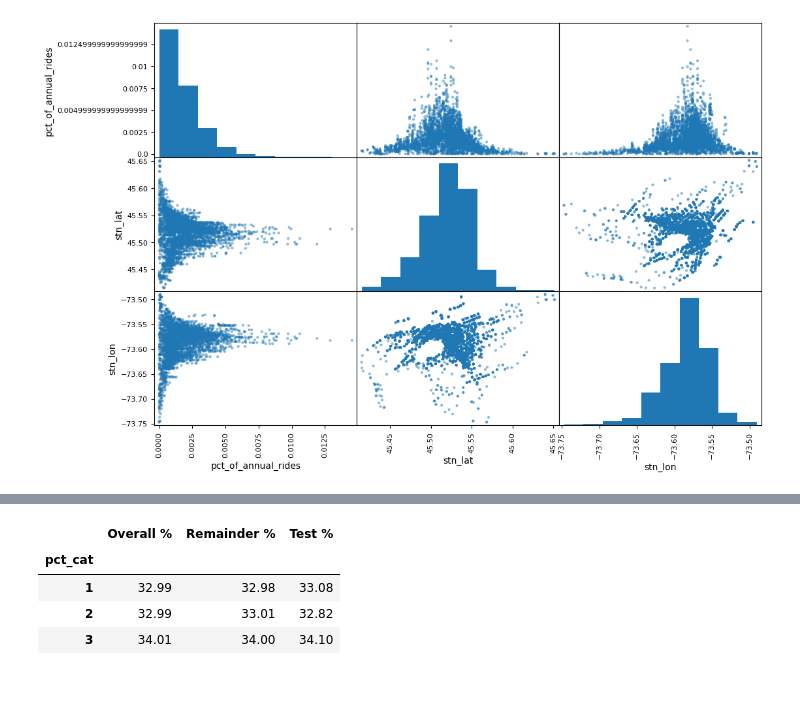
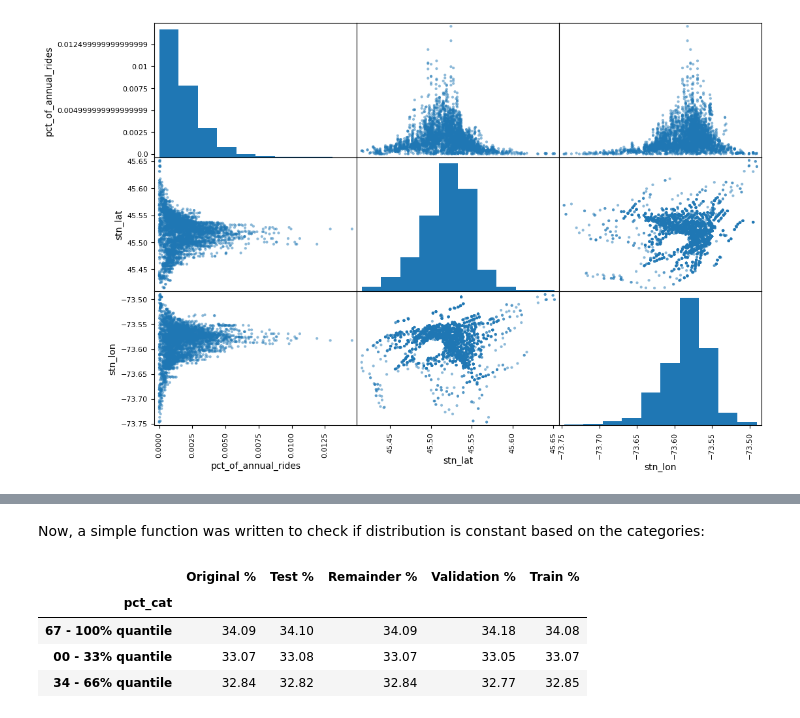
Before and after one commit to andrewyewcy/velocipede, a Jupyter notebook: 21_notebooks/030_modelling_with_location.ipynb, the cells around one changed output, grey strips where cells are left out. Saved outputs shown, nothing was run; the diff lists cells and outputs as text; code cells hidden in the pictures; blank space fills up the shorter version.

```diff
--- a/21_notebooks/030_modelling_with_location.ipynb
+++ b/21_notebooks/030_modelling_with_location.ipynb
@@ -374,8 +454,25 @@ df.reset_index(inplace = True)
+# %%
+# Make a copy for reference
+df = ori_df.copy()
+# %%
+# Keep only required columns
+df = df.loc[:,["stn_lat", "stn_lon", "pct_of_annual_rides"]]
+
+df.head()
 # %%
-remainder, test = train_test_split(
+# Split data into remainder and test set
+remainder_df, test_df = train_test_split(
     df,
     test_size = 0.1,
     stratify = df["pct_cat"],
     random_state = 42
 )
+
+# Further split remainder into validation and test
+train_df, validation_df = train_test_split(
+    remainder_df,
+    test_size = 0.1,
+    stratify = remainder_df["pct_cat"],
+    random_state = 42
+)
 # %%
@@ -398,18 +490,22 @@ test.head()
+# %% [markdown]
+Now, a simple function was written to check if distribution is constant based on the categories:
 # %%
 def check_proportions(data, col):
     return np.round(data[col].value_counts() / len(data) *100,2)
 
 compare_props = pd.DataFrame({
-    "Overall %": check_proportions(df,"pct_cat"),
-    "Remainder %": check_proportions(remainder,"pct_cat"),
-    "Test %": check_proportions(test,"pct_cat")
-}
+    "Original %"   : check_proportions(df,"pct_cat"),
+    "Test %"       : check_proportions(test_df,"pct_cat"),
+    "Remainder %"  : check_proportions(remainder_df,"pct_cat"),
+    "Validation %" : check_proportions(validation_df,"pct_cat"),
+    "Train %"      : check_proportions(train_df,"pct_cat")
+    }
 )
 
-compare_props
+compare_props.head()
 # %% [output]
-|  | Overall % | Remainder % | Test % |
-| pct_cat |  |  |  |
-| 1 | 32.99 | 32.98 | 33.08 |
-| 2 | 32.99 | 33.01 | 32.82 |
-| 3 | 34.01 | 34.00 | 34.10 |
+|  | Original % | Test % | Remainder % | Validation % | Train % |
+| pct_cat |  |  |  |  |  |
+| 67 - 100% quantile | 34.09 | 34.10 | 34.09 | 34.18 | 34.08 |
+| 00 - 33% quantile | 33.07 | 33.08 | 33.07 | 33.05 | 33.07 |
+| 34 - 66% quantile | 32.84 | 32.82 | 32.84 | 32.77 | 32.85 |
```
Also changed, not shown: parts of 53 cells of this notebook, 1 other file.
